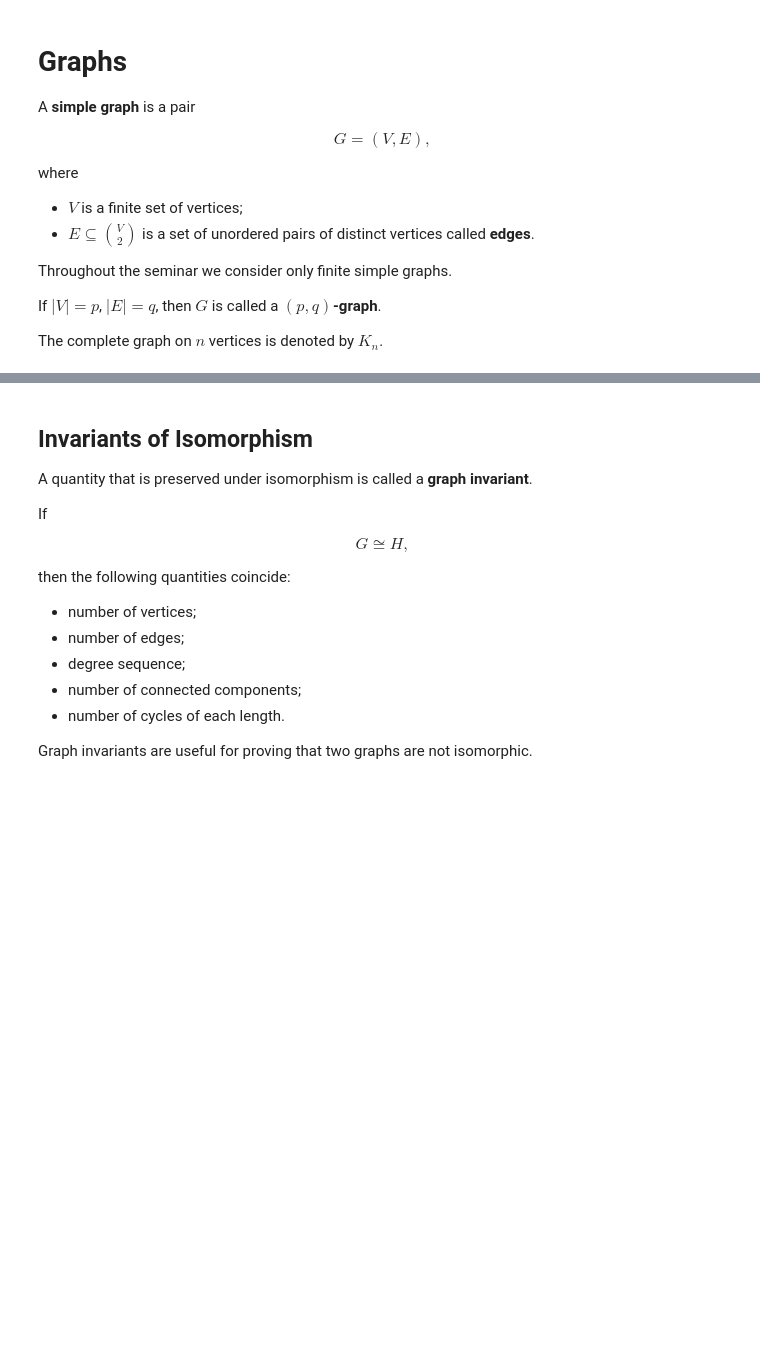
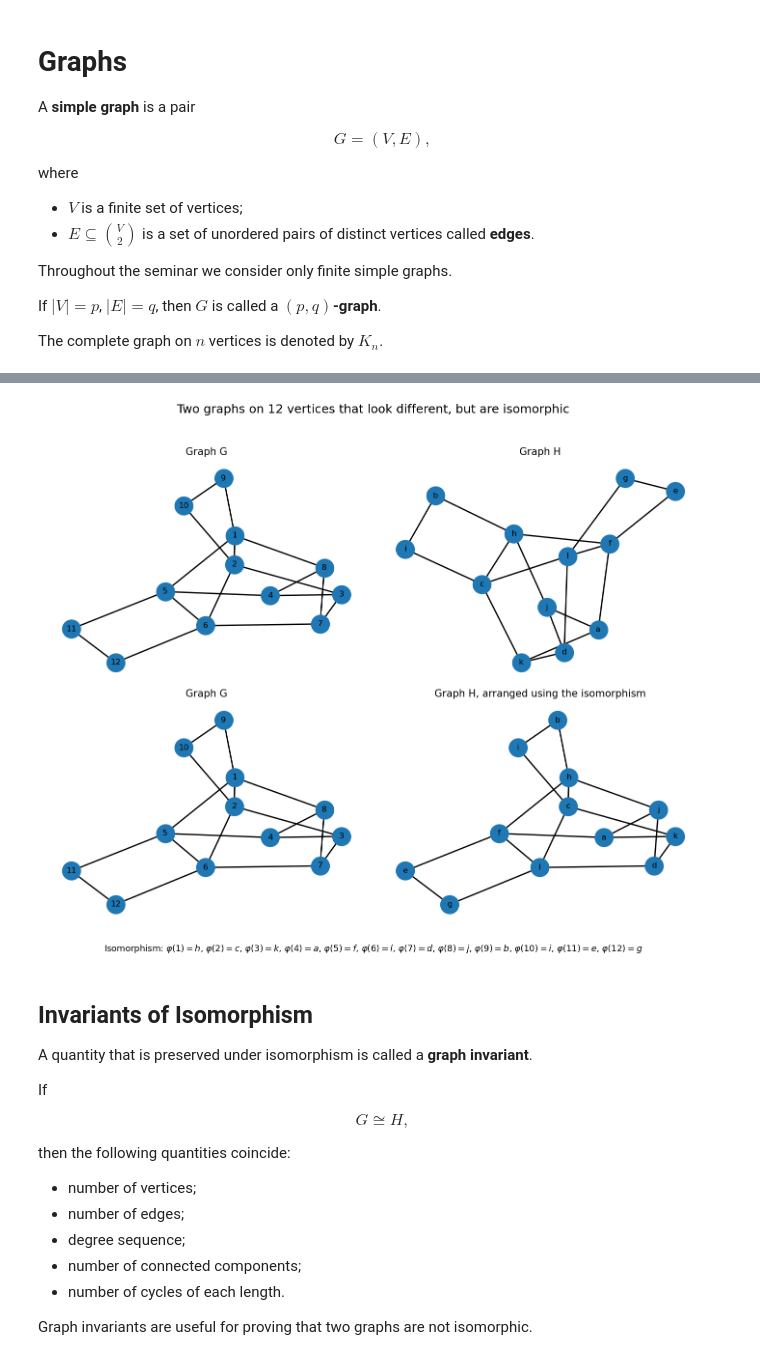
Before and after one commit to cohuori/HSE-DSBA-DM2_2026, a Jupyter notebook: seminars/seminar_1.ipynb, the cells around one changed output, grey strips where cells are left out. Drawn from its saved outputs; the diff is of its cells as text; code cells hidden in the pictures; blank space fills up the shorter version.

```diff
--- a/seminars/seminar_1.ipynb
+++ b/seminars/seminar_1.ipynb
@@ -124,5 +130,103 @@ $$
 
 Intuitively, two graphs are isomorphic if one can be obtained from the other merely by relabelling the vertices.
+# %%
+import networkx as nx
+import matplotlib.pyplot as plt
+
+# -----------------------------
+# Graph G on 12 vertices
+# -----------------------------
+G_edges = [
+    # Main 8-cycle
+    (1, 2), (2, 3), (3, 4), (4, 5),
+    (5, 6), (6, 7), (7, 8), (8, 1),
+
+    # Chords
+    (1, 5), (2, 6), (3, 7), (4, 8),
+
+    # Attachments
+    (1, 9), (9, 10),
+    (5, 11), (11, 12),
+
+    # Extra asymmetry
+    (2, 10), (6, 12)
+]
+
+G = nx.Graph(G_edges)
+
+# Isomorphism phi: V(G) -> V(H)
+phi = {
+    1: "h",
+    2: "c",
+    3: "k",
+    4: "a",
+    5: "f",
+    6: "l",
+    7: "d",
+    8: "j",
+    9: "b",
+    10: "i",
+    11: "e",
+    12: "g"
+}
+
+# Graph H is obtained by relabeling G using phi
+H = nx.relabel_nodes(G, phi)
+
+# -----------------------------
+# Layouts
+# -----------------------------
+
+fig, axes = plt.subplots(2, 2, figsize=(14, 12))
+
+# First row: misleading layouts
+pos_G_bad = nx.spring_layout(G, seed=3)
+pos_H_bad = nx.spring_layout(H, seed=25)
+
+# Second row: layouts revealing the isomorphism
+pos_G_good = nx.spring_layout(G, seed=3)
+pos_H_good = {phi[v]: pos_G_good[v] for v in G.nodes()}
+
+plots = [
+    (axes[0, 0], G, pos_G_bad, "Graph G"),
+    (axes[0, 1], H, pos_H_bad, "Graph H"),
+    (axes[1, 0], G, pos_G_good, "Graph G"),
+    (axes[1, 1], H, pos_H_good, "Graph H, arranged using the isomorphism")
+]
+
+for ax, graph, pos, title in plots:
+    nx.draw(
+        graph,
+        pos,
+        ax=ax,
+        with_labels=True,
+        node_size=750,
+        font_size=12,
+        width=2
+    )
+    ax.set_title(title, fontsize=15)
+    ax.axis("off")
+
+fig.suptitle(
+    "Two graphs on 12 vertices that look different, but are isomorphic",
+    fontsize=18
+)
+
+# Bijection text
+bijection_text = ", ".join([fr"$\varphi({v})={phi[v]}$" for v in sorted(phi)])
+
+fig.text(
+    0.5,
+    0.035,
+    "Isomorphism: " + bijection_text,
+    ha="center",
+    fontsize=13
+)
+
+plt.tight_layout(rect=[0, 0.07, 1, 0.95])
+plt.show()
+# %% [output]
+[figure, added]
 # %% [markdown]
 ## Invariants of Isomorphism
 
```
Also changed, not shown: parts of 32 cells of this notebook, 18 other files.
